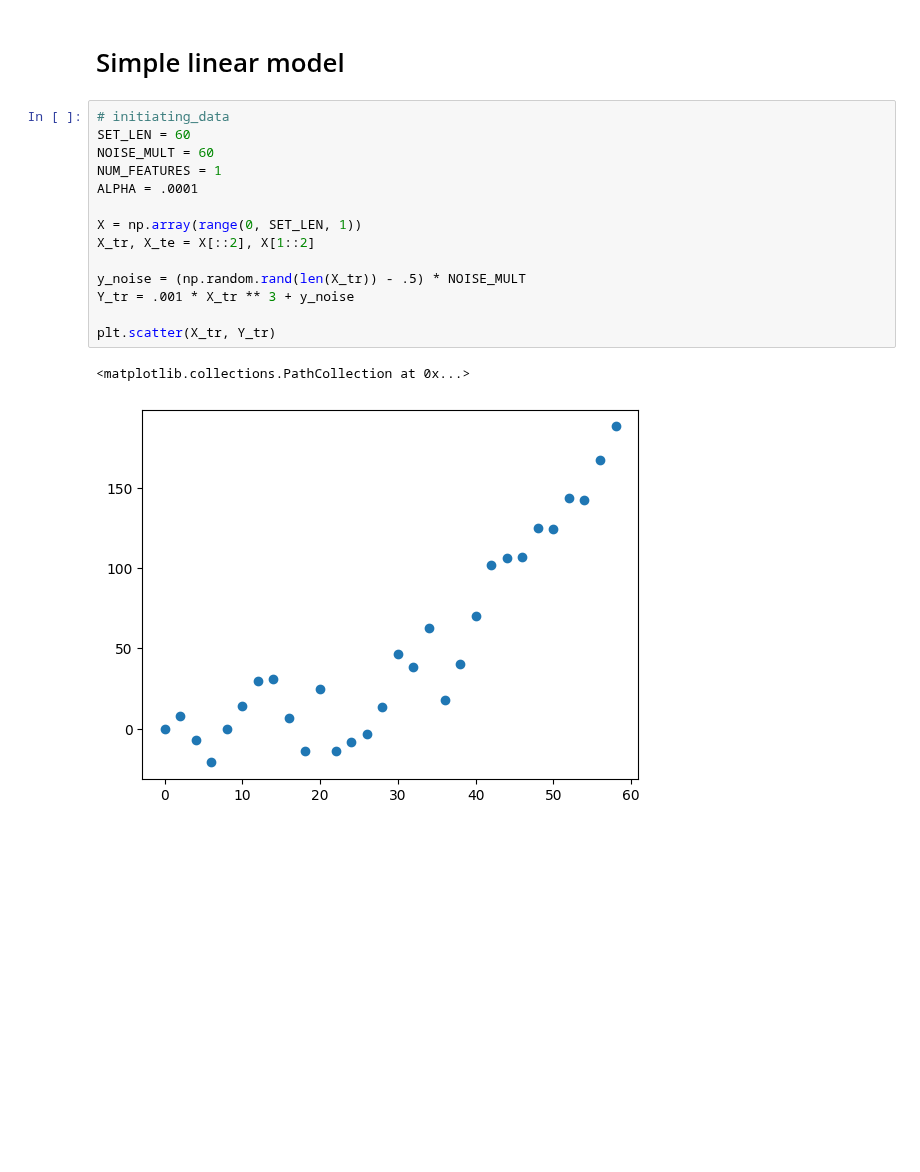
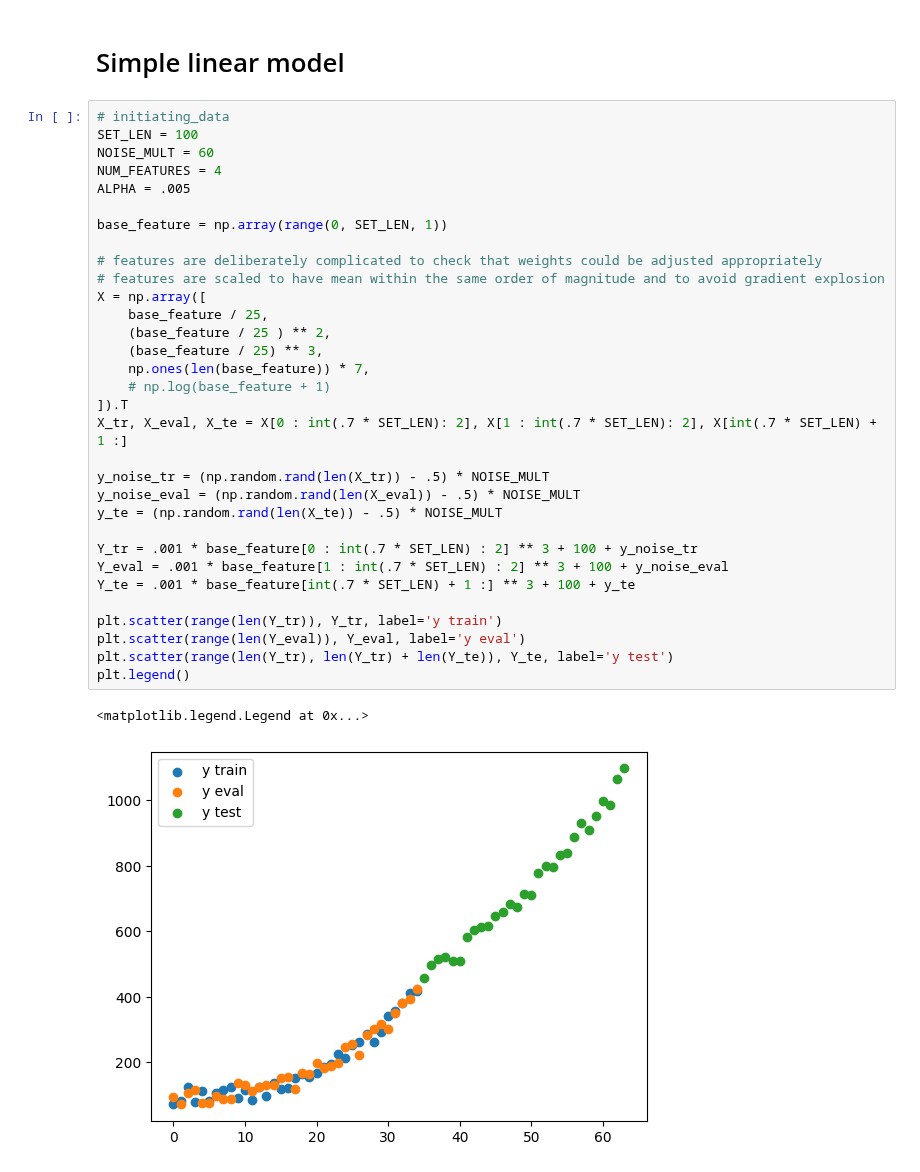
Before and after one commit to igor-cheb/mle_prep, a Jupyter notebook: simple_models_from_scratch.ipynb, the cells around one changed output. Cells and saved outputs as stored; diff of their text form; blank space fills up the shorter version.

```diff
--- a/simple_models_from_scratch.ipynb
+++ b/simple_models_from_scratch.ipynb
@@ -5,23 +5,41 @@ import time
 from IPython.display import clear_output
 # %% [markdown]
 # Simple linear model
-# %%
-# initiating_data
-SET_LEN = 60
-NOISE_MULT = 60
-NUM_FEATURES = 1
-ALPHA = .0001
-
-X = np.array(range(0, SET_LEN, 1))
-X_tr, X_te = X[::2], X[1::2]
-
-y_noise = (np.random.rand(len(X_tr)) - .5) * NOISE_MULT
-Y_tr = .001 * X_tr ** 3 + y_noise
-
-plt.scatter(X_tr, Y_tr)
-# %% [output]
-<matplotlib.collections.PathCollection at 0x...>
-[figure, removed]
+# %%
+# initiating_data
+SET_LEN = 100
+NOISE_MULT = 60
+NUM_FEATURES = 4
+ALPHA = .005
+
+base_feature = np.array(range(0, SET_LEN, 1))
+
+# features are deliberately complicated to check that weights could be adjusted appropriately
+# features are scaled to have mean within the same order of magnitude and to avoid gradient explosion
+X = np.array([
+    base_feature / 25,
+    (base_feature / 25 ) ** 2,
+    (base_feature / 25) ** 3,
+    np.ones(len(base_feature)) * 7,
+    # np.log(base_feature + 1)
+]).T
+X_tr, X_eval, X_te = X[0 : int(.7 * SET_LEN): 2], X[1 : int(.7 * SET_LEN): 2], X[int(.7 * SET_LEN) + 1 :]
+
+y_noise_tr = (np.random.rand(len(X_tr)) - .5) * NOISE_MULT
+y_noise_eval = (np.random.rand(len(X_eval)) - .5) * NOISE_MULT
+y_te = (np.random.rand(len(X_te)) - .5) * NOISE_MULT
+
+Y_tr = .001 * base_feature[0 : int(.7 * SET_LEN) : 2] ** 3 + 100 + y_noise_tr
+Y_eval = .001 * base_feature[1 : int(.7 * SET_LEN) : 2] ** 3 + 100 + y_noise_eval
+Y_te = .001 * base_feature[int(.7 * SET_LEN) + 1 :] ** 3 + 100 + y_te
+
+plt.scatter(range(len(Y_tr)), Y_tr, label='y train')
+plt.scatter(range(len(Y_eval)), Y_eval, label='y eval')
+plt.scatter(range(len(Y_tr), len(Y_tr) + len(Y_te)), Y_te, label='y test')
+plt.legend()
+# %% [output]
+<matplotlib.legend.Legend at 0x...>
+[figure, added]
 # %%
 # initiating weights
 W = np.random.rand(NUM_FEATURES).reshape(-1, 1)
```
Also changed, not shown: parts of 4 cells of this notebook.
